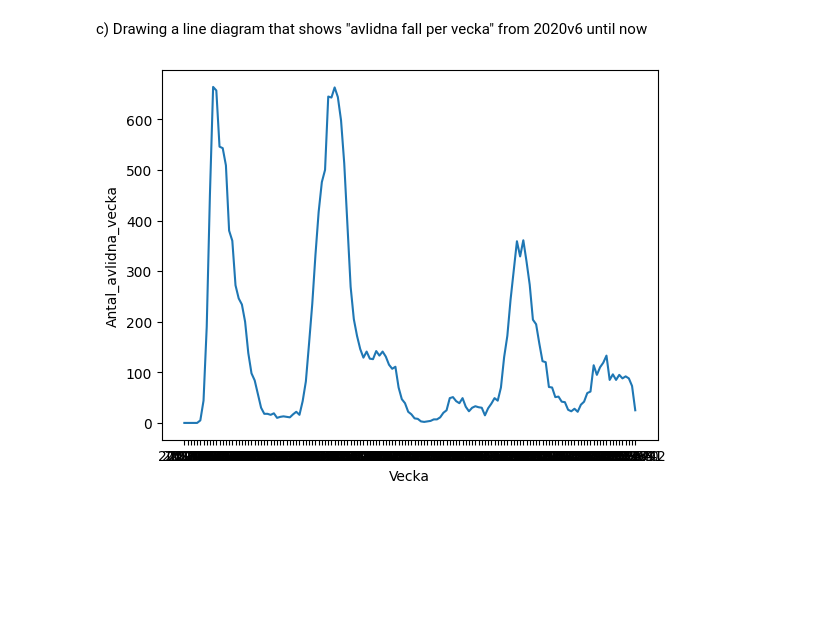
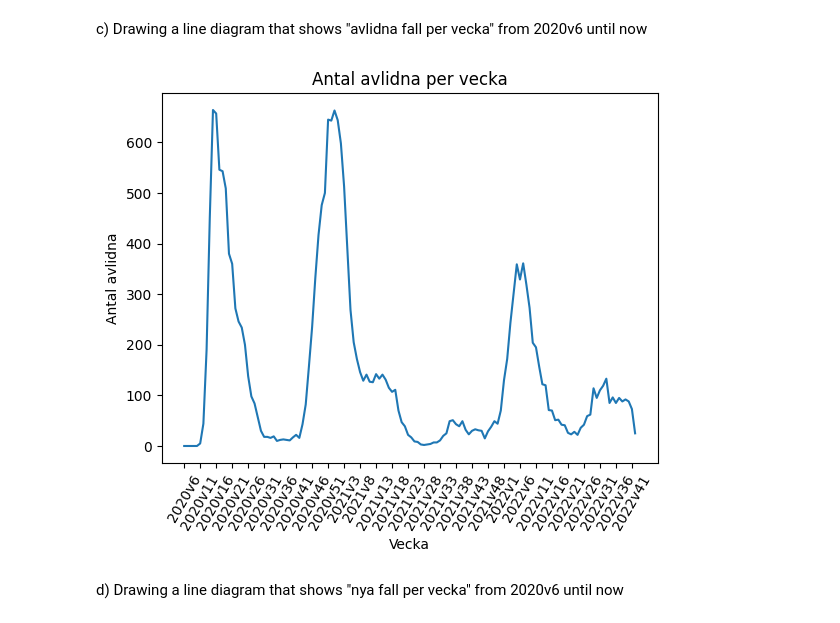
Before and after one commit to Zeepat/Dataprocessing-Asajad-Hussein, a Jupyter notebook: Lab/Lab.ipynb, the cells around one changed output. Saved outputs shown, nothing was run; the diff lists cells and outputs as text; code cells hidden in the pictures; blank space fills up the shorter version.

Commit message:
Update Lab.ipynb
Added titles, labels and xticks to the graphs and changed their variable names.

```diff
--- a/Lab/Lab.ipynb
+++ b/Lab/Lab.ipynb
@@ -94,15 +94,25 @@ c) Drawing a line diagram that shows "avlidna fall per vecka" from 2020v6 until
 # %%
 # select the columns "Vecka" and "Antal_avlidna_vecka"
 avlidna_per_vecka = veckodata_riket[["Vecka", "Antal_avlidna_vecka"]]
 
 # set the index to "Vecka"
 avlidna_per_vecka.set_index("Vecka", inplace=True)
 
 # plot using seaborn
-sns.lineplot(data=avlidna_per_vecka, x=avlidna_per_vecka.index, y="Antal_avlidna_vecka")
+avlidna_fall_vecka_seaborn = sns.lineplot(data=avlidna_per_vecka, x=avlidna_per_vecka.index, y="Antal_avlidna_vecka")
+avlidna_fall_vecka_seaborn.set_xticks(avlidna_per_vecka.index[::5])
+avlidna_fall_vecka_seaborn.set_xticklabels(avlidna_per_vecka.index[::5], rotation=60)
+avlidna_fall_vecka_seaborn.set_xlabel("Vecka")
+avlidna_fall_vecka_seaborn.set_ylabel("Antal avlidna")
+avlidna_fall_vecka_seaborn.set_title("Antal avlidna per vecka")
 
 # plot using plotly express
-fig = px.line(avlidna_per_vecka, x=avlidna_per_vecka.index, y="Antal_avlidna_vecka")
-fig.show()
+avlidna_fall_vecka_plotly = px.line(avlidna_per_vecka, x=avlidna_per_vecka.index, y="Antal_avlidna_vecka", title="Antal avlidna per vecka")
+avlidna_fall_vecka_plotly.update_xaxes(title_text="Vecka", tickvals=avlidna_per_vecka.index[::5], tickangle=300)
+avlidna_fall_vecka_plotly.update_yaxes(title_text="Antal avlidna")
+
+avlidna_fall_vecka_plotly.show()
 # %% [output]
-[figure, old version]
+[figure, new version]
+# %% [markdown]
+d) Drawing a line diagram that shows "nya fall per vecka" from 2020v6 until now
```
